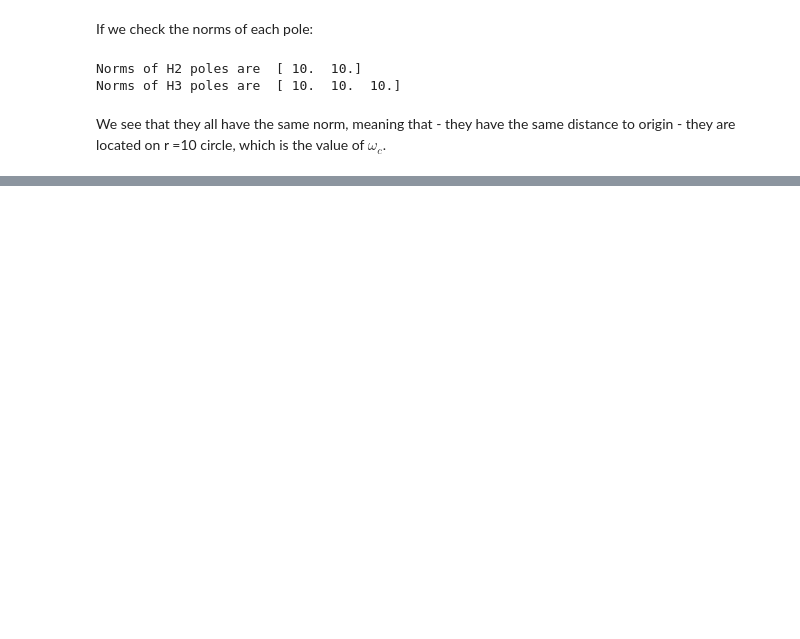
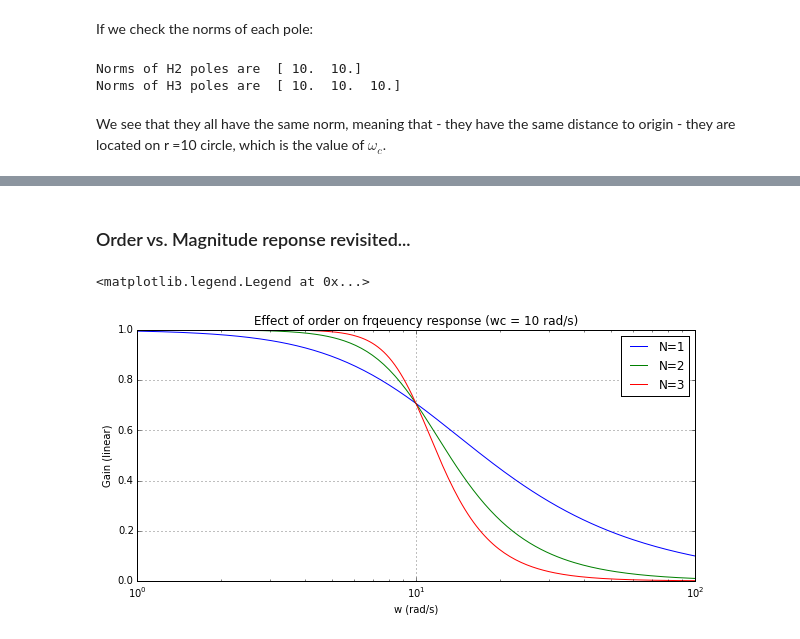
Before and after one commit to GurayGurkan/Lecture-Codes-Signal-Processing-Applications, a Jupyter notebook: EE0404_Lecture10.ipynb, the cells around one changed output, grey strips where cells are left out. Drawn from its saved outputs; the diff is of its cells as text; code cells hidden in the pictures; blank space fills up the shorter version.

```diff
--- a/EE0404_Lecture10.ipynb
+++ b/EE0404_Lecture10.ipynb
@@ -170,0 +178,19 @@ title('Poles of H3(s)')
+# %% [markdown]
+### Order vs. Magnitude reponse revisited...
+# %%
+w, Hw = freqs(B,A)
+w, Hw2 = freqs(B2,A2)
+w, Hw3 = freqs(B3,A3)
+
+semilogx(w,abs(Hw))
+grid(True)
+hold(True)
+plot(w,abs(Hw2))
+plot(w,abs(Hw3))
+xlabel('w (rad/s)')
+title('Effect of order on frqeuency response (wc = 10 rad/s)')
+ylabel('Gain (linear)')
+legend(('N=1','N=2','N=3'))
+# %% [output]
+<matplotlib.legend.Legend at 0x...>
+[figure, added]
```
Also changed, not shown: parts of 14 cells of this notebook.
